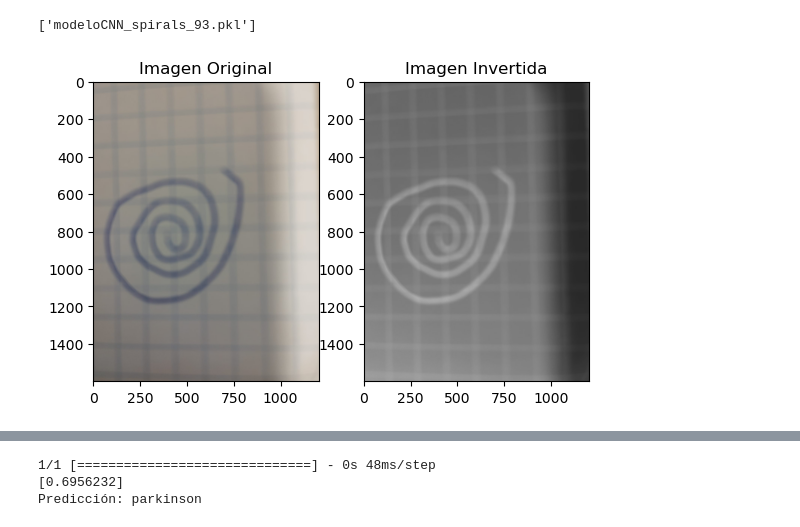
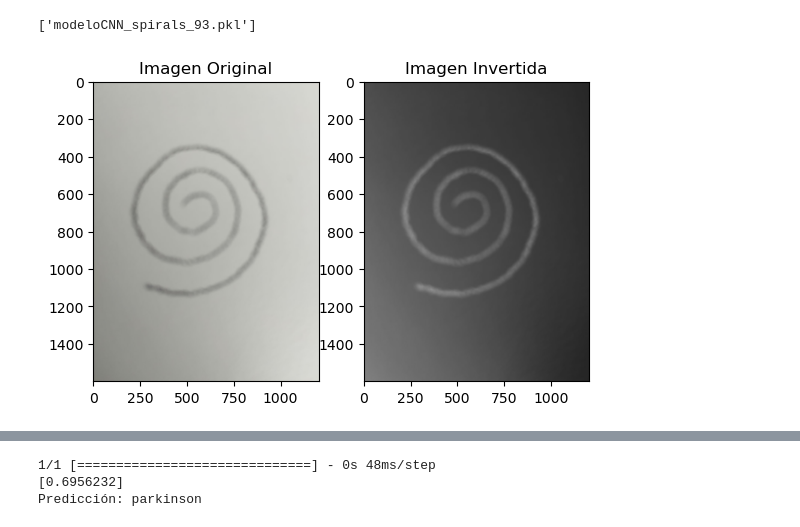
Before and after one commit to P2101/Bootcamp, a Jupyter notebook: Downloads/Parkinson_Image_Spirals.ipynb, the cells around one changed output, grey strips where cells are left out. Drawn from its saved outputs; the diff is of its cells as text; code cells hidden in the pictures.

```diff
--- a/Downloads/Parkinson_Image_Spirals.ipynb
+++ b/Downloads/Parkinson_Image_Spirals.ipynb
@@ -123,39 +123,39 @@ import cv2
 import matplotlib.pyplot as plt
 
 # Ruta de la imagen original
-ruta_original = "llibreta.jpeg"  # Añadir imagen nueva
+ruta_original = "esp.jpeg"  # Añadir imagen nueva
 
 # Leer la imagen original
 imagen_original = cv2.imread(ruta_original)
 
 # Verificar que la imagen se haya cargado correctamente
 if imagen_original is not None:
     # Convertir la imagen a escala de grises
     imagen_gris = cv2.cvtColor(imagen_original, cv2.COLOR_BGR2GRAY)
 
     # Invertir colores en escala de grises
     imagen_invertida = cv2.bitwise_not(imagen_gris)
 
     # Nombre de la nueva imagen invertida
     nombre_nueva_imagen = "parkinson_negro_prueba.png"
 
     # Guardar la imagen invertida
     cv2.imwrite(nombre_nueva_imagen, imagen_invertida)
 
     # Mostrar la imagen original e invertida
     plt.subplot(1, 2, 1)
     plt.imshow(cv2.cvtColor(imagen_original, cv2.COLOR_BGR2RGB), cmap='gray')
     plt.title("Imagen Original")
 
     plt.subplot(1, 2, 2)
     plt.imshow(cv2.cvtColor(imagen_invertida, cv2.COLOR_BGR2RGB), cmap='gray')
     plt.title("Imagen Invertida")
 
     plt.show()
 else:
     print(f"Error: No se pudo cargar la imagen en: {ruta_original}")
 # %% [output]
-[figure, old version]
+[figure, new version]
 # %%
 import numpy as np
 from keras.models import load_model
```
Also changed, not shown: parts of 2 cells of this notebook, 3 other files.
